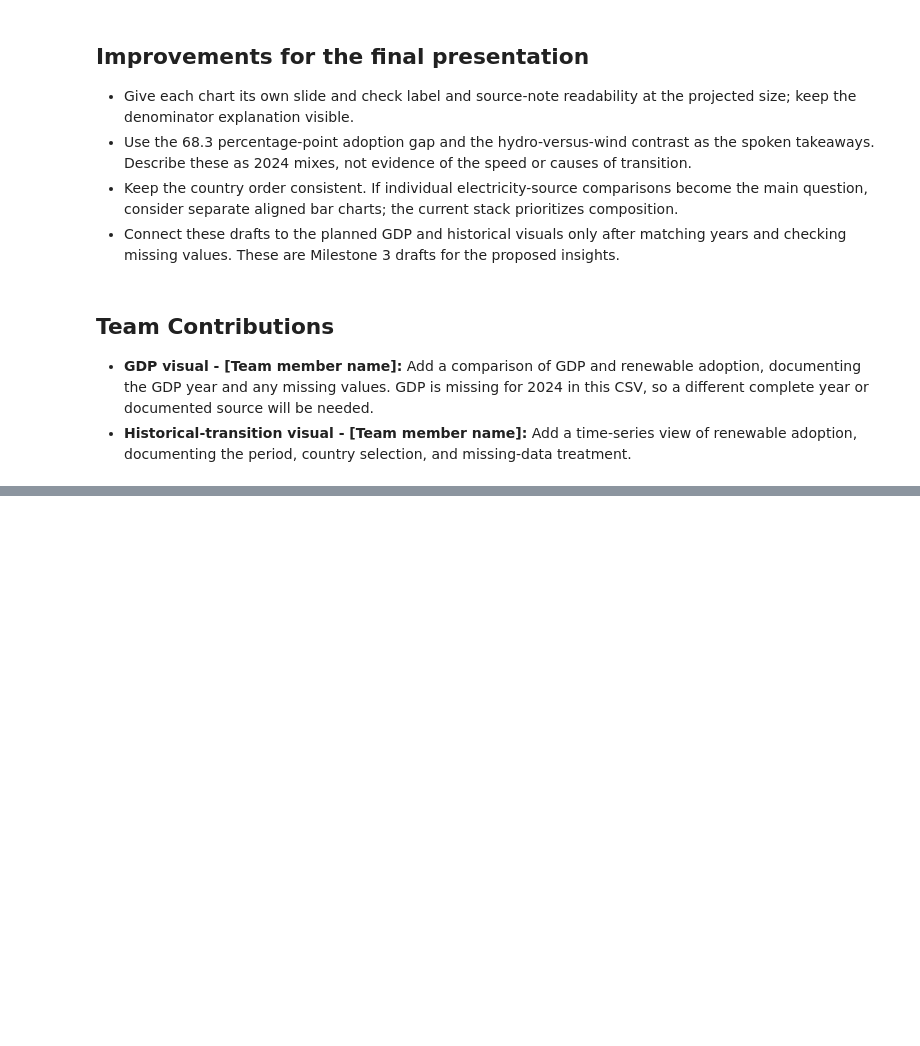
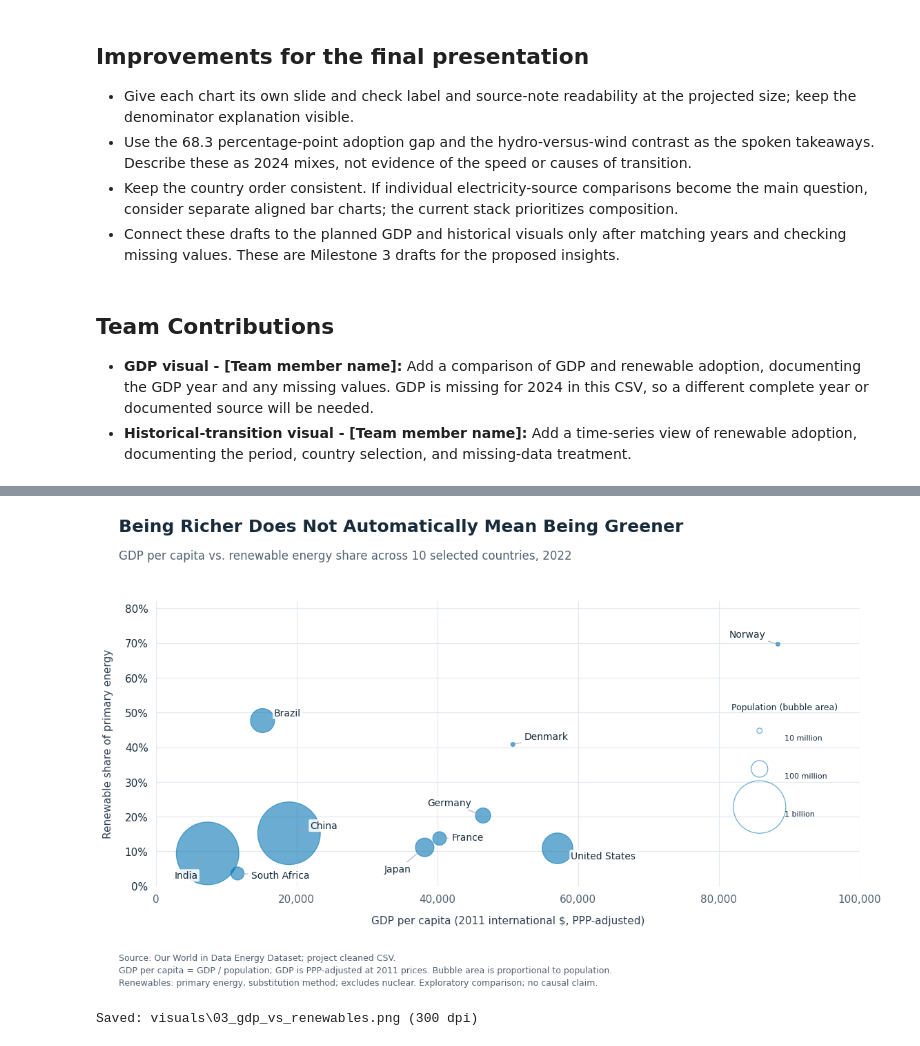
Before and after one commit to ayaa137/DataStory_Energy, a Jupyter notebook: notebooks/03_visual_drafts.ipynb, the cells around one changed output, grey strips where cells are left out. Saved outputs shown, nothing was run; the diff lists cells and outputs as text; code cells hidden in the pictures; blank space fills up the shorter version.

Commit message:
Update Milestone 3 visuals and add economic context chart

```diff
--- a/notebooks/03_visual_drafts.ipynb
+++ b/notebooks/03_visual_drafts.ipynb
@@ -122,0 +220,78 @@ Stacking supports comparison of the three sources' combined shares and their com
+# %%
+# A local style context follows Meriam's design without changing global styling.
+v3_style = {
+    "font.family": "DejaVu Sans", "font.size": 11,
+    "axes.spines.top": False, "axes.spines.right": False,
+    "axes.spines.left": False, "axes.spines.bottom": False,
+    "axes.labelcolor": "#334155", "text.color": "#172B3A",
+    "xtick.color": "#526171", "ytick.color": "#172B3A",
+    "figure.facecolor": "white", "axes.facecolor": "white",
+}
+v3_output = v3_root / "visuals" / "03_gdp_vs_renewables.png"
+v3_output.parent.mkdir(exist_ok=True)
+v3_area_per_million = 3.0  # scatter marker area in points squared per million people
+v3_offsets = {
+    "India": (-10, -23), "China": (22, 8), "South Africa": (14, -2),
+    "Brazil": (12, 8), "Japan": (-14, -23), "France": (13, 1),
+    "Germany": (-12, 13), "Denmark": (12, 8),
+    "United States": (14, -8), "Norway": (-13, 10),
+}
+with plt.rc_context(v3_style):
+    v3_fig, v3_ax = plt.subplots(figsize=(12, 7.5))
+    v3_fig.subplots_adjust(left=0.10, right=0.95, top=0.79, bottom=0.24)
+    v3_fig.text(0.055, 0.95,
+                "Being Richer Does Not Automatically Mean Being Greener",
+                fontsize=18, weight="bold", va="top")
+    v3_fig.text(0.055, 0.89,
+                f"GDP per capita vs. renewable energy share across 10 selected countries, {v3_year}",
+                fontsize=12, color="#526171", va="top")
+    v3_ax.set_axisbelow(True)
+    v3_ax.grid(color="#E2E8F0", linewidth=0.8)
+    v3_ax.tick_params(axis="both", length=0, pad=8)
+    v3_ax.scatter(
+        v3_frame["gdp_per_capita"], v3_frame["renewables_share_energy"],
+        s=v3_frame["population"] / 1_000_000 * v3_area_per_million,
+        color="#0072B2", alpha=0.58, edgecolors="#0072B2", linewidths=0.9,
+        zorder=3,
+    )
+    for v3_row in v3_frame.itertuples(index=False):
+        v3_dx, v3_dy = v3_offsets[v3_row.country]
+        v3_ax.annotate(
+            v3_row.country, (v3_row.gdp_per_capita, v3_row.renewables_share_energy),
+            xytext=(v3_dx, v3_dy), textcoords="offset points",
+            ha="right" if v3_dx < 0 else "left", va="center", fontsize=10,
+            color="#172B3A", zorder=4,
+            bbox={"boxstyle": "round,pad=0.15", "fc": "white", "ec": "none", "alpha": 0.85},
+            arrowprops={"arrowstyle": "-", "color": "#94A3B8", "lw": 0.65},
+        )
+    v3_ax.set_xlim(0, 100_000)
+    v3_ax.set_ylim(0, 82)
+    v3_ax.xaxis.set_major_locator(MultipleLocator(20_000))
+    v3_ax.xaxis.set_major_formatter(FuncFormatter(lambda value, pos: f"{value:,.0f}"))
+    v3_ax.yaxis.set_major_formatter(PercentFormatter(xmax=100, decimals=0))
+    v3_ax.set_xlabel("GDP per capita (2011 international $, PPP-adjusted)", labelpad=12)
+    v3_ax.set_ylabel("Renewable share of primary energy", labelpad=12)
+    # Keep reference areas faithful to the data; hollow circles reduce visual weight.
+    v3_legend = [v3_ax.scatter([], [], s=p * v3_area_per_million,
+                              facecolors="none", edgecolors="#0072B2",
+                              alpha=0.65, linewidths=0.8)
+                 for p in (10, 100, 1000)]
+    v3_ax.legend(v3_legend, ["10 million", "100 million", "1 billion"],
+                 title="Population (bubble area)", loc="upper right", ncol=1,
+                 bbox_to_anchor=(0.98, 0.67),
+                 frameon=False, fontsize=8, title_fontsize=9,
+                 labelspacing=1.8, borderpad=0.5, handletextpad=1.0,
+                 handleheight=4.5, handlelength=4.5)
+    v3_fig.text(0.055, 0.045,
+                "Source: Our World in Data Energy Dataset; project cleaned CSV.\n"
+                "GDP per capita = GDP / population; GDP is PPP-adjusted at 2011 prices. Bubble area is proportional to population.\n"
+                "Renewables: primary energy, substitution method; excludes nuclear. Exploratory comparison; no causal claim.",
+                fontsize=9, color="#526171", va="bottom", linespacing=1.5)
+    v3_fig.savefig(v3_output, dpi=300, facecolor="white")
+    plt.show()
+    plt.close(v3_fig)
+assert v3_output.is_file() and v3_output.stat().st_size > 0
+print(f"Saved: {v3_output.relative_to(v3_root)} (300 dpi)")
+# %% [output]
+[figure, added]
+Saved: visuals\03_gdp_vs_renewables.png (300 dpi)
```
Also changed, not shown: parts of 6 cells of this notebook, 3 other files.
